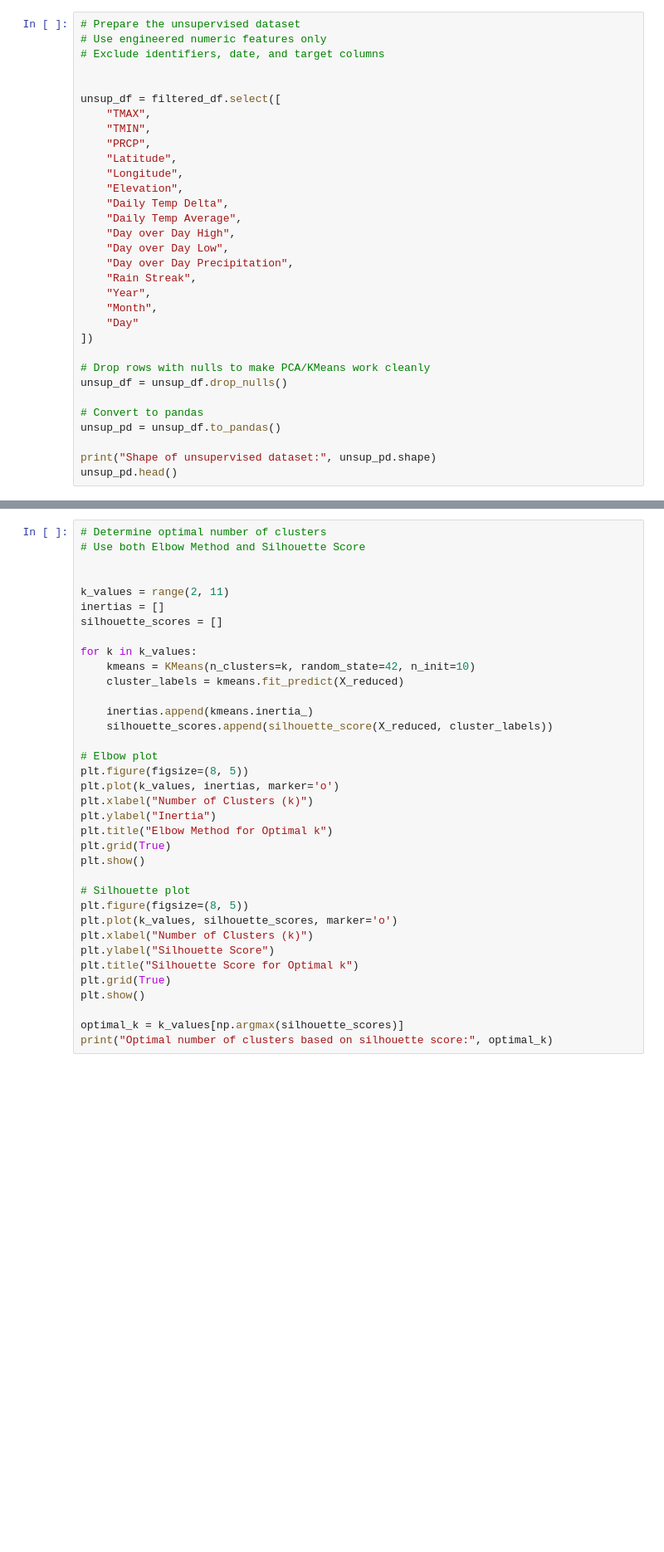
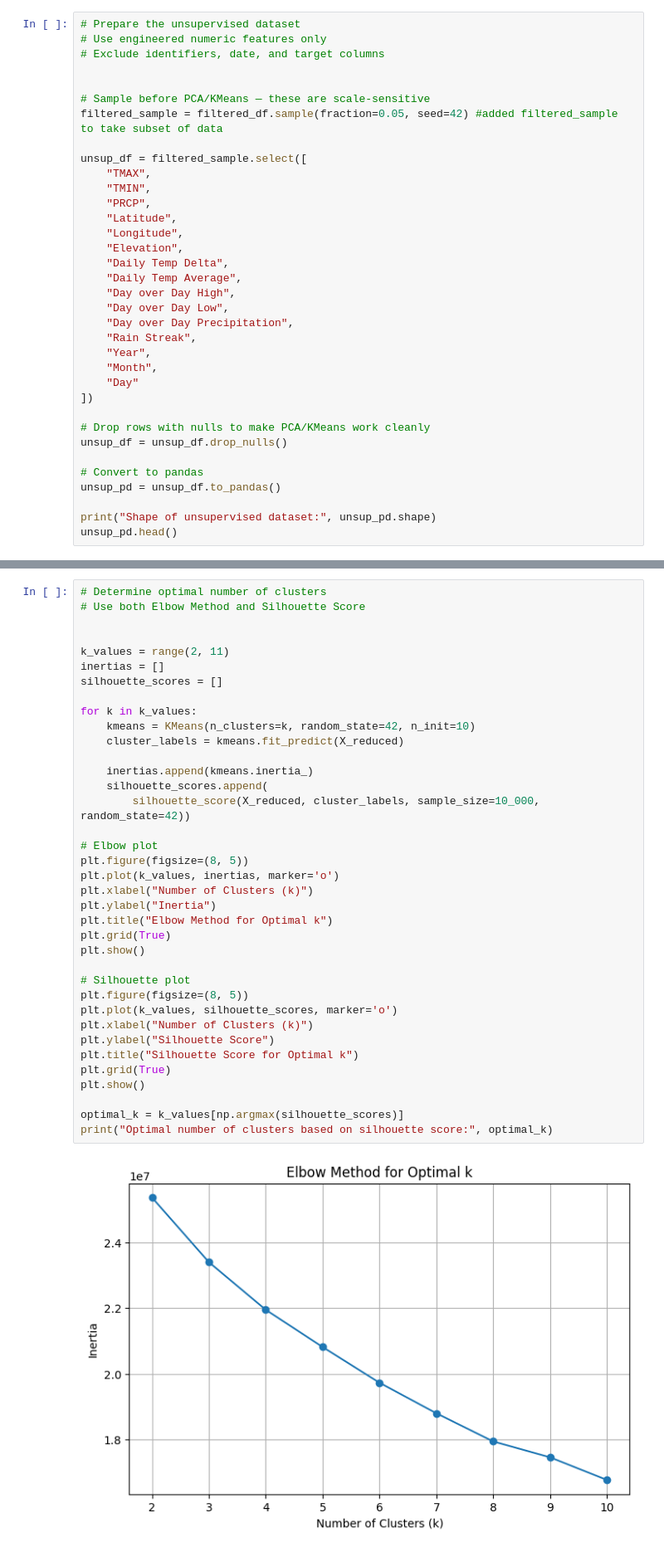
Before and after one commit to malakw04/comp333-project, a Jupyter notebook: notebooks/weather_phase_2_and_models_PCA.ipynb, the cells around one changed output, grey strips where cells are left out. Shown at 83% size. Drawn from its saved outputs; the diff is of its cells as text; blank space fills up the shorter version.

```diff
--- a/notebooks/weather_phase_2_and_models_PCA.ipynb
+++ b/notebooks/weather_phase_2_and_models_PCA.ipynb
@@ -823,7 +869,10 @@ from sklearn.metrics import silhouette_score
 # Exclude identifiers, date, and target columns
 
 
-unsup_df = filtered_df.select([
+# Sample before PCA/KMeans — these are scale-sensitive
+filtered_sample = filtered_df.sample(fraction=0.05, seed=42) #added filtered_sample to take subset of data
+
+unsup_df = filtered_sample.select([
     "TMAX",
     "TMIN",
     "PRCP",
@@ -894,31 +958,34 @@ print("Reduced data shape:", X_reduced.shape)
 k_values = range(2, 11)
 inertias = []
 silhouette_scores = []
 
 for k in k_values:
     kmeans = KMeans(n_clusters=k, random_state=42, n_init=10)
     cluster_labels = kmeans.fit_predict(X_reduced)
 
     inertias.append(kmeans.inertia_)
-    silhouette_scores.append(silhouette_score(X_reduced, cluster_labels))
+    silhouette_scores.append(
+        silhouette_score(X_reduced, cluster_labels, sample_size=10_000, random_state=42))
 
 # Elbow plot
 plt.figure(figsize=(8, 5))
 plt.plot(k_values, inertias, marker='o')
 plt.xlabel("Number of Clusters (k)")
 plt.ylabel("Inertia")
 plt.title("Elbow Method for Optimal k")
 plt.grid(True)
 plt.show()
 
 # Silhouette plot
 plt.figure(figsize=(8, 5))
 plt.plot(k_values, silhouette_scores, marker='o')
 plt.xlabel("Number of Clusters (k)")
 plt.ylabel("Silhouette Score")
 plt.title("Silhouette Score for Optimal k")
 plt.grid(True)
 plt.show()
 
 optimal_k = k_values[np.argmax(silhouette_scores)]
 print("Optimal number of clusters based on silhouette score:", optimal_k)
+# %% [output]
+[figure, added]
```
Also changed, not shown: parts of 21 cells of this notebook, 1 other file.
